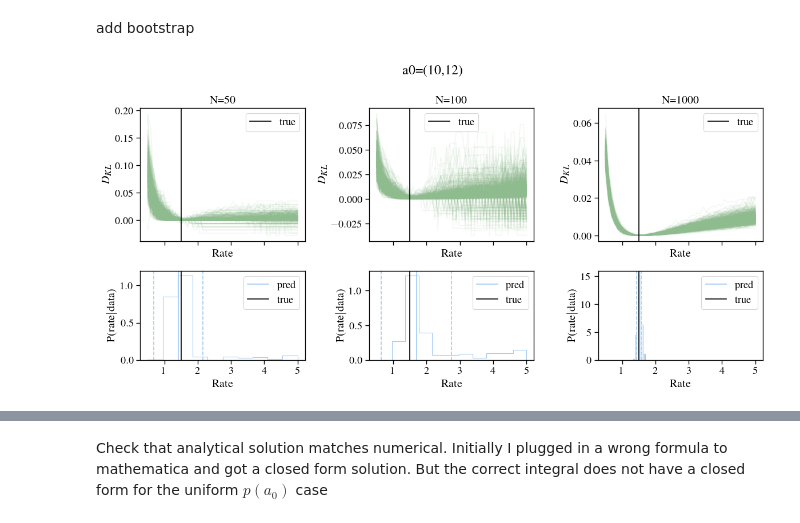
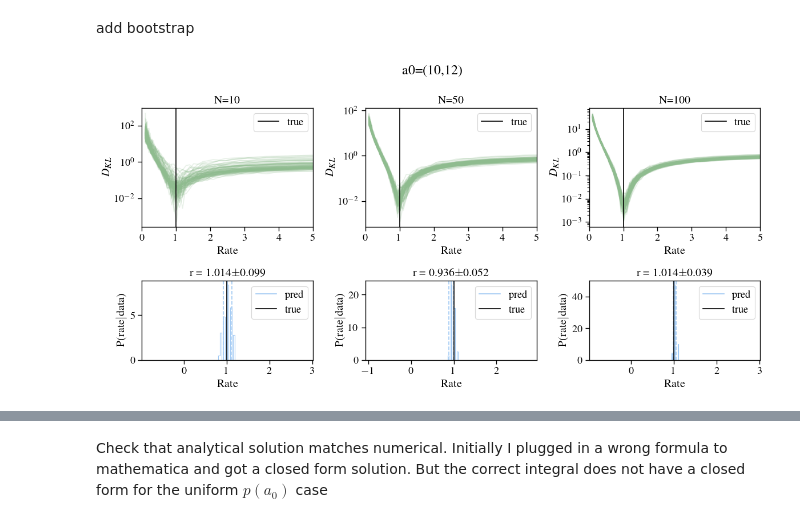
Before and after one commit to insepien/dftime, a Jupyter notebook: analytics.ipynb, the cells around one changed output, grey strips where cells are left out. Drawn from its saved outputs; the diff is of its cells as text; code cells hidden in the pictures.

```diff
--- a/analytics.ipynb
+++ b/analytics.ipynb
@@ -215,7 +316,7 @@ fig.tight_layout();
 # %% [markdown]
 add bootstrap
 # %%
-def KL_mock_with_bootstrap(trueRate, sampleSize, numboot, amin=2, amax=5, mbh=1e8,t=1):
+def KL_mock_with_bootstrap(trueRate, sampleSize, numboot, amin=2, amax=5, mbh=1e8,t=1,kde_h=1, save_af=True):
     """generate mock data and do KL test for sampled rates
         params:
             trueRate: the timescale rate to produce mock observed data
@@ -223,40 +324,53 @@ def KL_mock_with_bootstrap(trueRate, sampleSize, numboot, amin=2, amax=5, mbh=1e
     # generate mock observations
     a0_obs_all,af_obs_all = monte_carlo_unif_a0(amin, amax, R=trueRate, N=sampleSize)
     df = pd.DataFrame([a0_obs_all,af_obs_all],index=['a0','af']).T
-    # sample rates
-    rates = np.linspace(5,50,50)*0.1
+    # sample rates from 0.1--5
+    rates = np.logspace(-1,0.7,50)
     # bootstrap
     dkl_boot = []
+    af_pred_boot = []
+    af_obs_boot = []
     for i in range(numboot):
         # resample
         df_b = df.sample(n=sampleSize,replace=True)
         a0_obs,af_obs = df_b.a0.values, df_b.af.values
-        # turn into pdf
-        binz = np.linspace(0,np.nanmax(af_obs)+1,10)
-        p_obs,_ = np.histogram(af_obs,density=True,bins=binz)
-
         # calculate div for each predicted af
         dKLs = []
+        afs = []
         for r in rates:
             # predict af
             af_pred = af_from_a0(a0=a0_obs,mbh=mbh,t=t,R=r)
             # convert to pdf
-            p_pred,_ = np.histogram(af_pred,density=True,bins=binz)
+            af_min = np.min([af_obs,af_pred])
+            af_max = np.max([af_obs,af_pred])
+            a = np.linspace(af_min-3,af_max+3,200,endpoint=True)
+            p_obs = scp_kde(af_obs,a,h=kde_h)
+            p_pred = scp_kde(af_pred,a,h=kde_h)
             # calculate KL div
             dKL = div_KL(p_obs,p_pred)
             dKLs.append(dKL)
+            if save_af:
+                afs.append(af_pred)
         dkl_boot.append(dKLs)
-    return rates, dkl_boot
+        if save_af:
+            af_pred_boot.append(afs)
+            af_obs_boot.append(af_obs)
+    return rates, dkl_boot, af_obs_boot, af_pred_boot
 # %%
-tR = 1.5
+tR = 1
+nboot=100
 amin, amax = (10,12)
-sampleSizes = [50,100,1000]
+sampleSizes = [10,50,100]
 alldat = [] # indexed by sample size
+avals = {}
 for sampsize in sampleSizes:
-    rates, dkl_boot = KL_mock_with_bootstrap(amin=amin, amax=amax, trueRate=tR,sampleSize=sampsize,numboot=500)
+    rates, dkl_boot, af_obs_boot, af_pred_boot = KL_mock_with_bootstrap(amin=amin, amax=amax, trueRate=tR,sampleSize=sampsize,numboot=nboot)
     # each col = a bootstrap sample
     bootdf = pd.DataFrame(dkl_boot).T
     alldat.append(bootdf)
+    # save a values for debugging
+    avals[sampsize] = [af_obs_boot, af_pred_boot]
+
 # each ind = a sample size
 alldf = pd.concat(alldat,axis=1,keys=sampleSizes)
 # find rate that minimizes KL
@@ -266,29 +380,33 @@ for sampsize in sampleSizes:
     min_rates.append(rates[min_locs])
 # %%
 # plot
-fig,ax = plt.subplots(2,3,figsize=(12,6),height_ratios=[1.5,1],sharex=True)
+fig,ax = plt.subplots(2,3,figsize=(12,6),height_ratios=[1.5,1])
 for a,b,sampsize,minrate in zip(ax[0,:], ax[1,:], sampleSizes,min_rates):
-    [a.plot(rates,alldf[sampsize][i],c='darkseagreen',alpha=0.1) for i in alldf[sampsize].columns]
+    [a.plot(rates,alldf[sampsize][i],c='darkseagreen',alpha=0.2) for i in alldf[sampsize].columns]
     a.axvline(tR, label='true',c='k')
     a.set_xlabel("Rate")
     a.set_ylabel("$D_{KL}$")
     a.set_title(f"N={sampsize}")
+    a.set_xlim(0,5)
+    a.set_yscale('log')
     a.legend()
 
     # get some stats for plotting
     med = np.median(minrate)
     std = np.std(minrate)
 
     b.hist(minrate,density=True,histtype='step')
     b.axvline(med,label='pred')
     b.axvline(med+std,linestyle='--')
     b.axvline(med-std,linestyle='--')
     b.axvline(tR,label='true',c='k')
     b.set_xlabel("Rate")
     b.set_ylabel("P(rate$|$data)")
+    b.set_xlim(med-2,med+2)
+    b.set_title(rf"r = {med:.3f}$\pm${std:.3f}")
     b.legend()
 
 fig.suptitle(f"a0=({amin},{amax})")
 fig.tight_layout();
 # %% [output]
-[figure, old version]
+[figure, new version]
```
Also changed, not shown: parts of 19 cells of this notebook.
